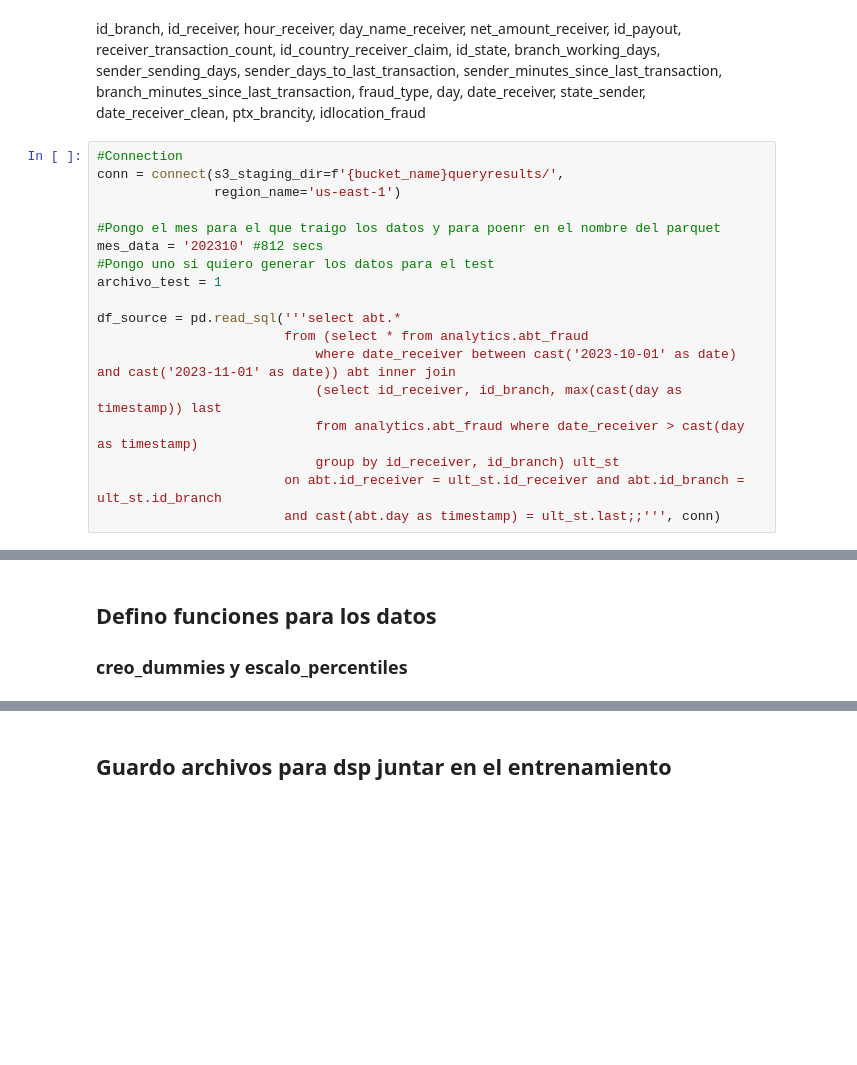
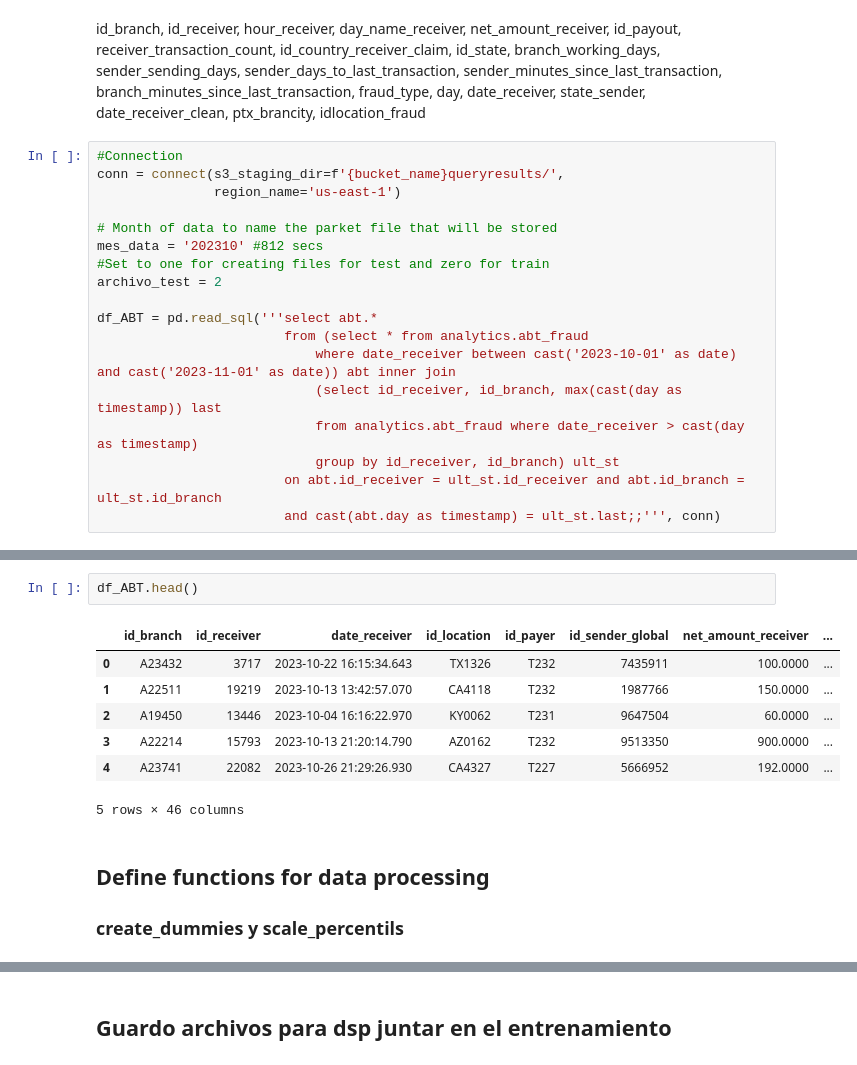
Before and after one commit to Magdaorozco644/ModelosAIm-dev, a Jupyter notebook: Analytics/5.Fraud/01-InputModelo-NuevasVar.ipynb, the cells around one changed output, grey strips where cells are left out. Cells and saved outputs as stored; diff of their text form; blank space fills up the shorter version.

```diff
--- a/Analytics/5.Fraud/01-InputModelo-NuevasVar.ipynb
+++ b/Analytics/5.Fraud/01-InputModelo-NuevasVar.ipynb
@@ -67,12 +69,12 @@ id_branch, id_receiver, hour_receiver, day_name_receiver, net_amount_receiver, i
 conn = connect(s3_staging_dir=f'{bucket_name}queryresults/',
                region_name='us-east-1')
 
-#Pongo el mes para el que traigo los datos y para poenr en el nombre del parquet
+# Month of data to name the parket file that will be stored
 mes_data = '202310' #812 secs
-#Pongo uno si quiero generar los datos para el test
-archivo_test = 1
+#Set to one for creating files for test and zero for train
+archivo_test = 2
 
-df_source = pd.read_sql('''select abt.*
+df_ABT = pd.read_sql('''select abt.*
                         from (select * from analytics.abt_fraud
                             where date_receiver between cast('2023-10-01' as date) and cast('2023-11-01' as date)) abt inner join
                             (select id_receiver, id_branch, max(cast(day as timestamp)) last
@@ -184,4 +180,14 @@ df_perc
+# %%
+df_ABT.head()
+# %% [output]
+|  | id_branch | id_receiver | date_receiver | id_location | id_payer | id_sender_global | net_amount_receiver | ... |
+| 0 | A23432 | 3717 | 2023-10-22 16:15:34.643 | TX1326 | T232 | 7435911 | 100.0000 | ... |
+| 1 | A22511 | 19219 | 2023-10-13 13:42:57.070 | CA4118 | T232 | 1987766 | 150.0000 | ... |
+| 2 | A19450 | 13446 | 2023-10-04 16:16:22.970 | KY0062 | T231 | 9647504 | 60.0000 | ... |
+| 3 | A22214 | 15793 | 2023-10-13 21:20:14.790 | AZ0162 | T232 | 9513350 | 900.0000 | ... |
+| 4 | A23741 | 22082 | 2023-10-26 21:29:26.930 | CA4327 | T227 | 5666952 | 192.0000 | ... |
+5 rows × 46 columns
 # %% [markdown]
-## Defino funciones para los datos
-### creo_dummies y escalo_percentiles
+## Define functions for data processing
+### create_dummies y scale_percentils
 # %%
```
Also changed, not shown: parts of 41 cells of this notebook.
